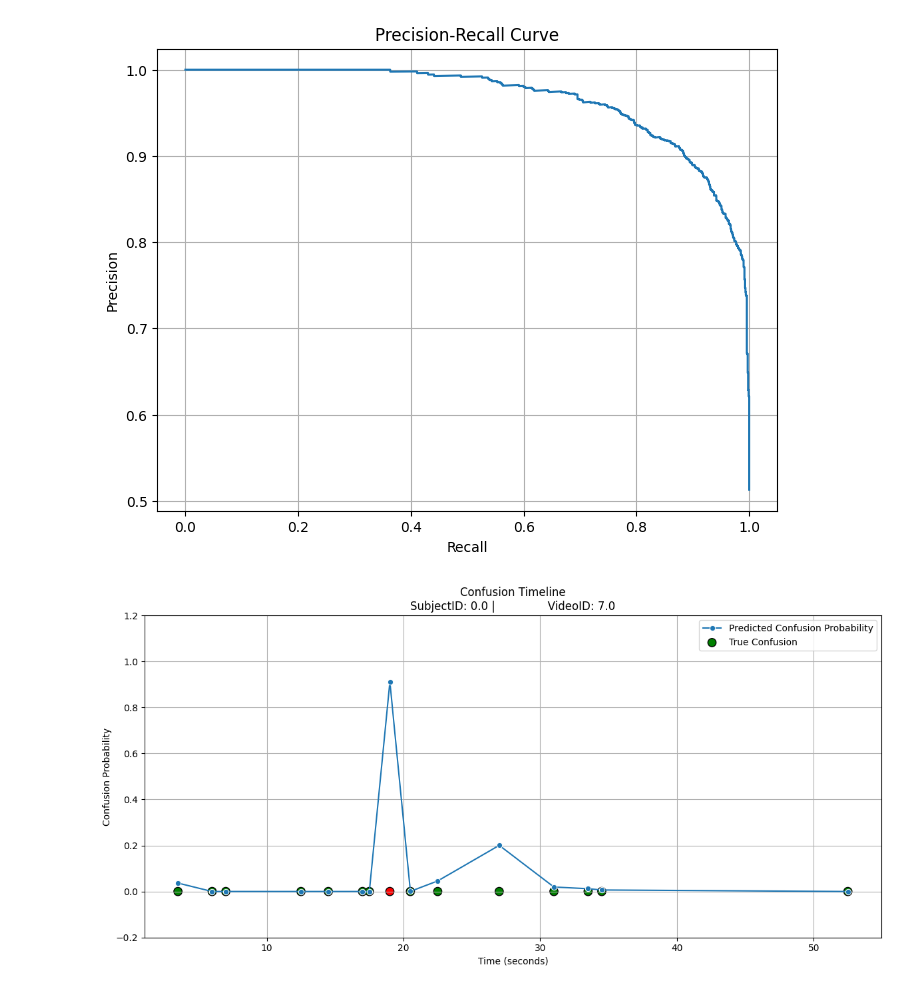
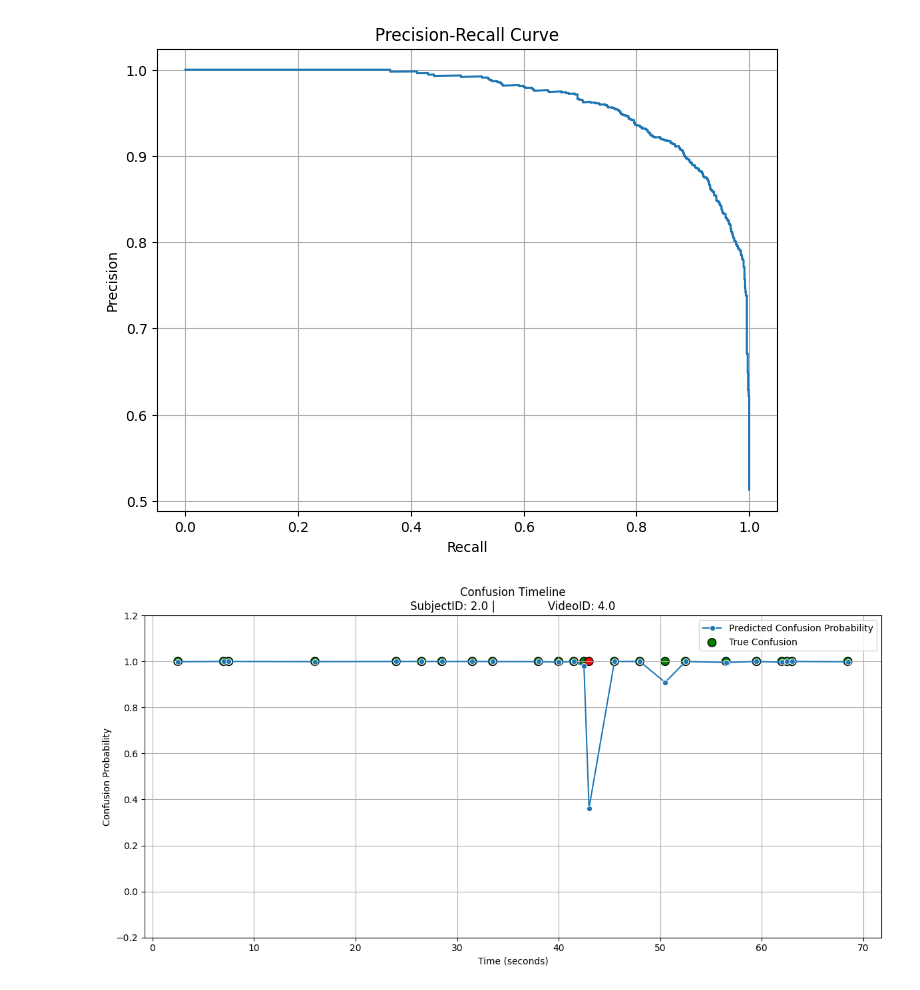
Before and after one commit to anisha150213/CS-790-Project, a Jupyter notebook: main.ipynb, the cells around one changed output. Saved outputs shown, nothing was run; the diff lists cells and outputs as text; code cells hidden in the pictures.

```diff
--- a/main.ipynb
+++ b/main.ipynb
@@ -612,32 +612,32 @@ def plot_confusion_timeline(result_df, subject_id, video_id):
 
     if subset.empty:
         print(f"No data found for SubjectID={subject_id} \
                and VideoID={video_id}")
         return
 
     subset = subset.sort_values('Timestamp_sec')
 
     plt.figure(figsize=(12, 6))
     sns.lineplot(x='Timestamp_sec', y='Predicted_Prob_tuned',
                  data=subset, marker='o',
                  label='Predicted Confusion Probability')
 
     # Mark True Labels
     colors = ['green' if row['True_Label'] == row['Predicted_Label_tuned']
               else 'red' for idx, row in subset.iterrows()]
     plt.scatter(subset['Timestamp_sec'], subset['True_Label'],
                 c=colors, s=80, edgecolors='black', label='True Confusion')
 
     plt.title(f"Confusion Timeline\nSubjectID: {subject_id} | \
               VideoID: {video_id}")
     plt.xlabel('Time (seconds)')
     plt.ylabel('Confusion Probability')
     plt.ylim([-0.2, 1.2])
     plt.legend()
     plt.grid(True)
     plt.tight_layout()
     plt.show()
 
-plot_confusion_timeline(result_df_visual, subject_id=0.0, video_id=7.0)
+plot_confusion_timeline(result_df_visual, subject_id=2.0, video_id=4.0)
 # %% [output]
-[figure, old version]
+[figure, new version]
```
